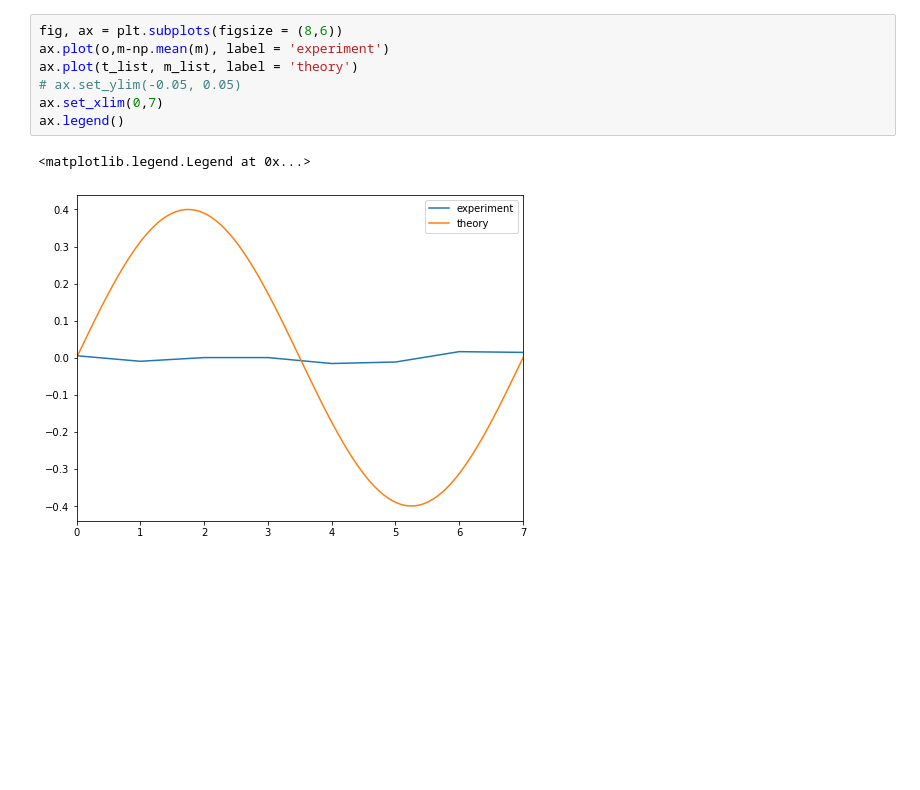
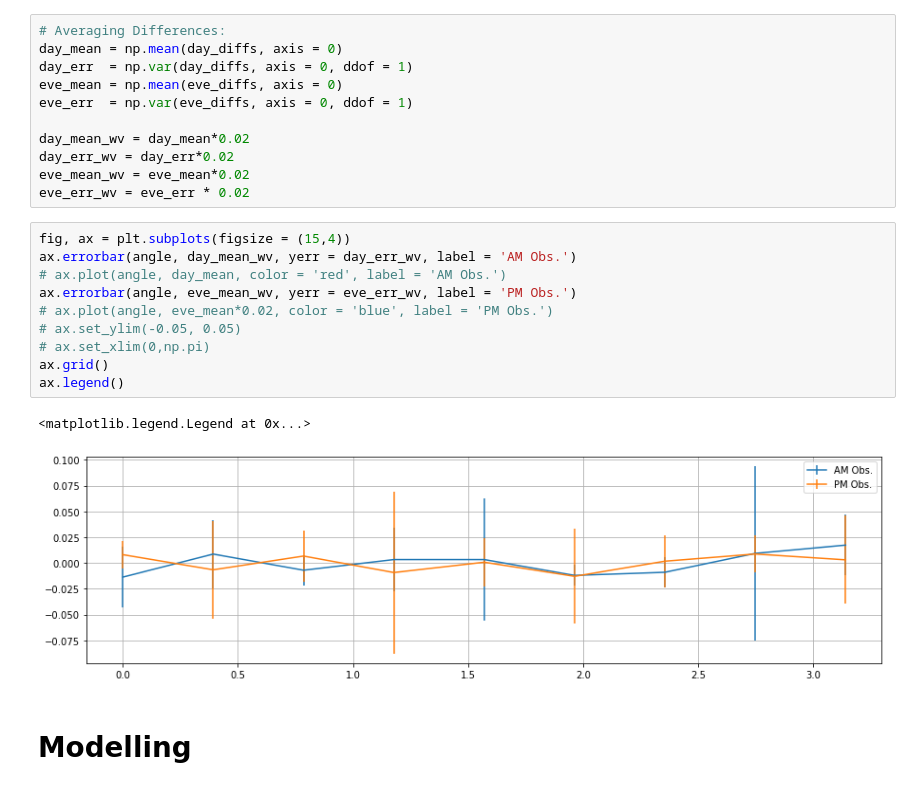
Before and after one commit to LAT-403/Project, a Jupyter notebook: QuickPlot.ipynb, the cells around one changed output. Cells and saved outputs as stored; diff of their text form; blank space fills up the shorter version.

Commit message:
Changed models and minimization

```diff
--- a/QuickPlot.ipynb
+++ b/QuickPlot.ipynb
@@ -25,10 +105,26 @@ for t in t_list:
+# %%
+# Averaging Differences:
+day_mean = np.mean(day_diffs, axis = 0)
+day_err  = np.var(day_diffs, axis = 0, ddof = 1)
+eve_mean = np.mean(eve_diffs, axis = 0)
+eve_err  = np.var(eve_diffs, axis = 0, ddof = 1)
+
+day_mean_wv = day_mean*0.02
+day_err_wv = day_err*0.02
+eve_mean_wv = eve_mean*0.02
+eve_err_wv = eve_err * 0.02
 # %%
-fig, ax = plt.subplots(figsize = (8,6))
-ax.plot(o,m-np.mean(m), label = 'experiment')
-ax.plot(t_list, m_list, label = 'theory')
+fig, ax = plt.subplots(figsize = (15,4))
+ax.errorbar(angle, day_mean_wv, yerr = day_err_wv, label = 'AM Obs.')
+# ax.plot(angle, day_mean, color = 'red', label = 'AM Obs.')
+ax.errorbar(angle, eve_mean_wv, yerr = eve_err_wv, label = 'PM Obs.')
+# ax.plot(angle, eve_mean*0.02, color = 'blue', label = 'PM Obs.')
 # ax.set_ylim(-0.05, 0.05)
-ax.set_xlim(0,7)
+# ax.set_xlim(0,np.pi)
+ax.grid()
 ax.legend()
 # %% [output]
 <matplotlib.legend.Legend at 0x...>
-[figure, old version]
+[figure, new version]
+# %% [markdown]
+# Modelling
```
Also changed, not shown: parts of 18 cells of this notebook.
